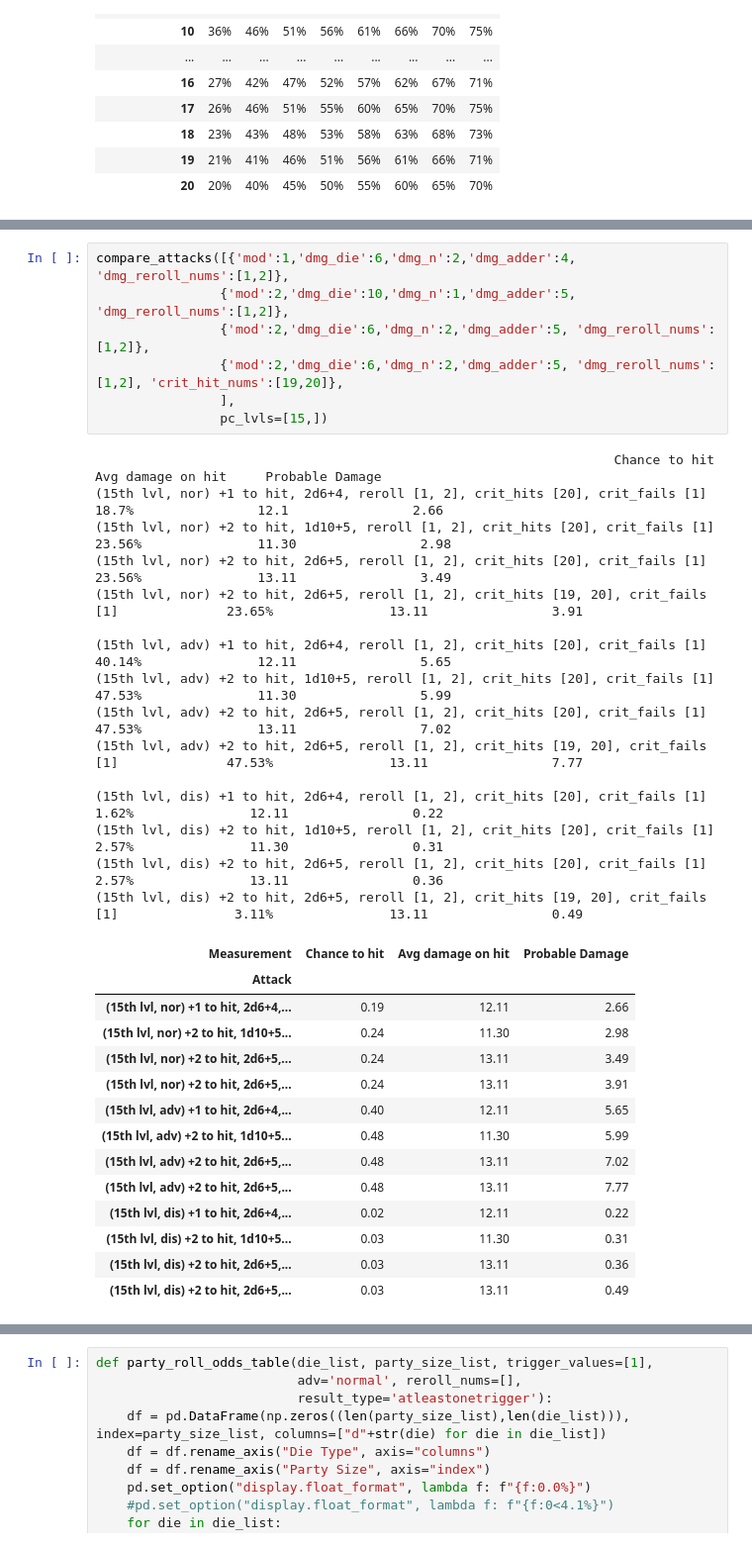
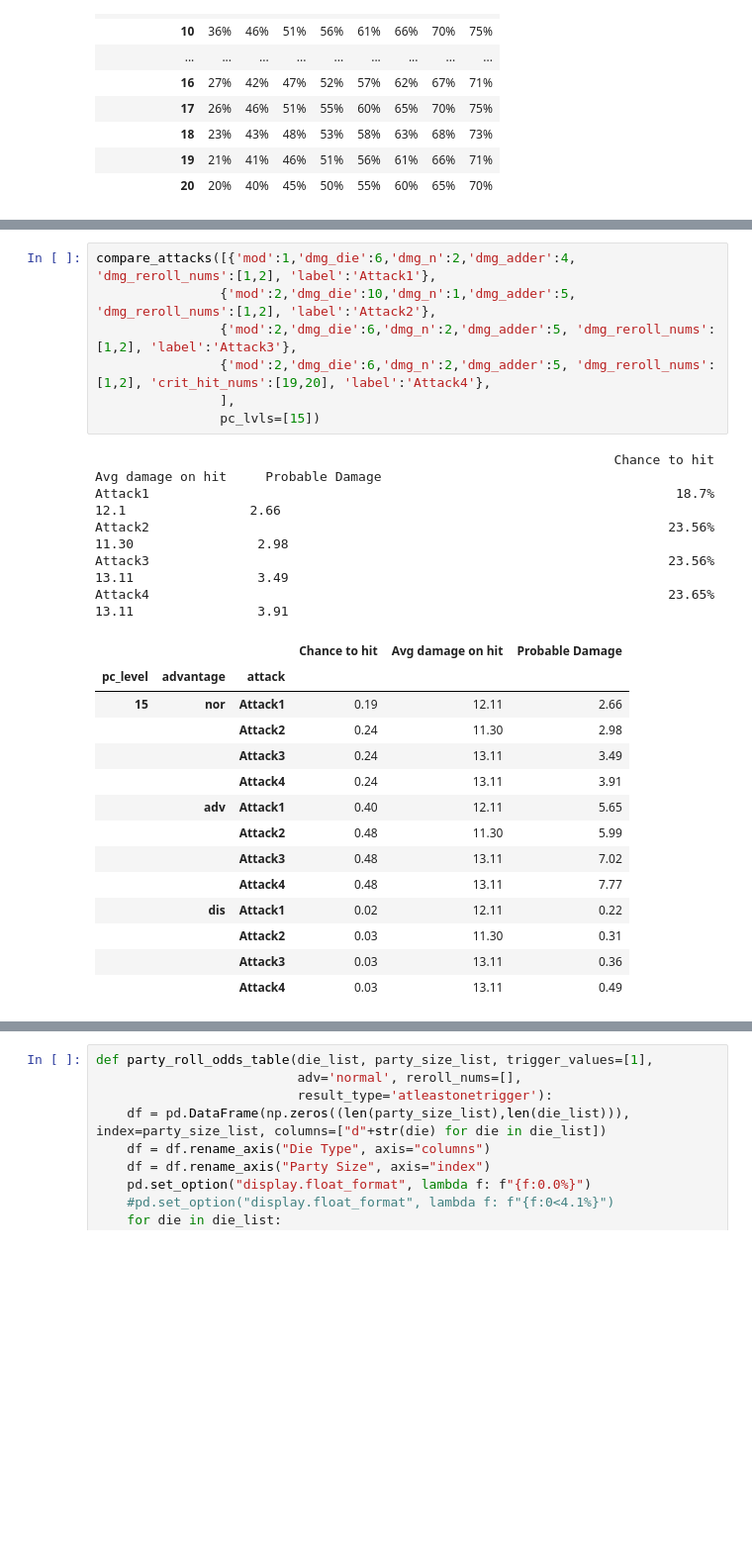
Before and after one commit to dyoung418/dnd_stats, a Jupyter notebook: dnd_dice_calcs.ipynb, the cells around one changed output, grey strips where cells are left out. Shown: that part at 99% size. Drawn from its saved outputs; the diff is of its cells as text; blank space fills up the shorter version.

```diff
--- a/dnd_dice_calcs.ipynb
+++ b/dnd_dice_calcs.ipynb
@@ -916,41 +926,31 @@ def parse_attack(atk, pc_lvl, adv):
     return return_dict
 # %%
-compare_attacks([{'mod':1,'dmg_die':6,'dmg_n':2,'dmg_adder':4, 'dmg_reroll_nums':[1,2]},
-                {'mod':2,'dmg_die':10,'dmg_n':1,'dmg_adder':5, 'dmg_reroll_nums':[1,2]},
-                {'mod':2,'dmg_die':6,'dmg_n':2,'dmg_adder':5, 'dmg_reroll_nums':[1,2]},
-                {'mod':2,'dmg_die':6,'dmg_n':2,'dmg_adder':5, 'dmg_reroll_nums':[1,2], 'crit_hit_nums':[19,20]},
+compare_attacks([{'mod':1,'dmg_die':6,'dmg_n':2,'dmg_adder':4, 'dmg_reroll_nums':[1,2], 'label':'Attack1'},
+                {'mod':2,'dmg_die':10,'dmg_n':1,'dmg_adder':5, 'dmg_reroll_nums':[1,2], 'label':'Attack2'},
+                {'mod':2,'dmg_die':6,'dmg_n':2,'dmg_adder':5, 'dmg_reroll_nums':[1,2], 'label':'Attack3'},
+                {'mod':2,'dmg_die':6,'dmg_n':2,'dmg_adder':5, 'dmg_reroll_nums':[1,2], 'crit_hit_nums':[19,20], 'label':'Attack4'},
                 ],
-                pc_lvls=[15,])
+                pc_lvls=[15])
 # %% [output]
                                                                    Chance to hit   Avg damage on hit     Probable Damage
-(15th lvl, nor) +1 to hit, 2d6+4, reroll [1, 2], crit_hits [20], crit_fails [1]               18.7%                12.1                2.66
-(15th lvl, nor) +2 to hit, 1d10+5, reroll [1, 2], crit_hits [20], crit_fails [1]              23.56%               11.30                2.98
-(15th lvl, nor) +2 to hit, 2d6+5, reroll [1, 2], crit_hits [20], crit_fails [1]              23.56%               13.11                3.49
-(15th lvl, nor) +2 to hit, 2d6+5, reroll [1, 2], crit_hits [19, 20], crit_fails [1]              23.65%               13.11                3.91
-
-(15th lvl, adv) +1 to hit, 2d6+4, reroll [1, 2], crit_hits [20], crit_fails [1]              40.14%               12.11                5.65
-(15th lvl, adv) +2 to hit, 1d10+5, reroll [1, 2], crit_hits [20], crit_fails [1]              47.53%               11.30                5.99
-(15th lvl, adv) +2 to hit, 2d6+5, reroll [1, 2], crit_hits [20], crit_fails [1]              47.53%               13.11                7.02
-(15th lvl, adv) +2 to hit, 2d6+5, reroll [1, 2], crit_hits [19, 20], crit_fails [1]              47.53%               13.11                7.77
-
-(15th lvl, dis) +1 to hit, 2d6+4, reroll [1, 2], crit_hits [20], crit_fails [1]               1.62%               12.11                0.22
-(15th lvl, dis) +2 to hit, 1d10+5, reroll [1, 2], crit_hits [20], crit_fails [1]               2.57%               11.30                0.31
-(15th lvl, dis) +2 to hit, 2d6+5, reroll [1, 2], crit_hits [20], crit_fails [1]               2.57%               13.11                0.36
-(15th lvl, dis) +2 to hit, 2d6+5, reroll [1, 2], crit_hits [19, 20], crit_fails [1]               3.11%               13.11                0.49
+Attack1                                                                    18.7%                12.1                2.66
+Attack2                                                                   23.56%               11.30                2.98
+Attack3                                                                   23.56%               13.11                3.49
+Attack4                                                                   23.65%               13.11                3.91
-| Measurement | Chance to hit | Avg damage on hit | Probable Damage |
-| Attack |  |  |  |
-| (15th lvl, nor) +1 to hit, 2d6+4,... | 0.19 | 12.11 | 2.66 |
-| (15th lvl, nor) +2 to hit, 1d10+5... | 0.24 | 11.30 | 2.98 |
-| (15th lvl, nor) +2 to hit, 2d6+5,... | 0.24 | 13.11 | 3.49 |
-| (15th lvl, nor) +2 to hit, 2d6+5,... | 0.24 | 13.11 | 3.91 |
-| (15th lvl, adv) +1 to hit, 2d6+4,... | 0.40 | 12.11 | 5.65 |
-| (15th lvl, adv) +2 to hit, 1d10+5... | 0.48 | 11.30 | 5.99 |
-| (15th lvl, adv) +2 to hit, 2d6+5,... | 0.48 | 13.11 | 7.02 |
-| (15th lvl, adv) +2 to hit, 2d6+5,... | 0.48 | 13.11 | 7.77 |
-| (15th lvl, dis) +1 to hit, 2d6+4,... | 0.02 | 12.11 | 0.22 |
-| (15th lvl, dis) +2 to hit, 1d10+5... | 0.03 | 11.30 | 0.31 |
-| (15th lvl, dis) +2 to hit, 2d6+5,... | 0.03 | 13.11 | 0.36 |
-| (15th lvl, dis) +2 to hit, 2d6+5,... | 0.03 | 13.11 | 0.49 |
+|  |  |  | Chance to hit | Avg damage on hit | Probable Damage |
+| pc_level | advantage | attack |  |  |  |
+| 15 | nor | Attack1 | 0.19 | 12.11 | 2.66 |
+|  |  | Attack2 | 0.24 | 11.30 | 2.98 |
+|  |  | Attack3 | 0.24 | 13.11 | 3.49 |
+|  |  | Attack4 | 0.24 | 13.11 | 3.91 |
+|  | adv | Attack1 | 0.40 | 12.11 | 5.65 |
+|  |  | Attack2 | 0.48 | 11.30 | 5.99 |
+|  |  | Attack3 | 0.48 | 13.11 | 7.02 |
+|  |  | Attack4 | 0.48 | 13.11 | 7.77 |
+|  | dis | Attack1 | 0.02 | 12.11 | 0.22 |
+|  |  | Attack2 | 0.03 | 11.30 | 0.31 |
+|  |  | Attack3 | 0.03 | 13.11 | 0.36 |
+|  |  | Attack4 | 0.03 | 13.11 | 0.49 |
 # %%
 print('should I take an ability score improvement or the GWM feat')
 compare_attacks([
```
Also changed, not shown: parts of 18 cells of this notebook.
